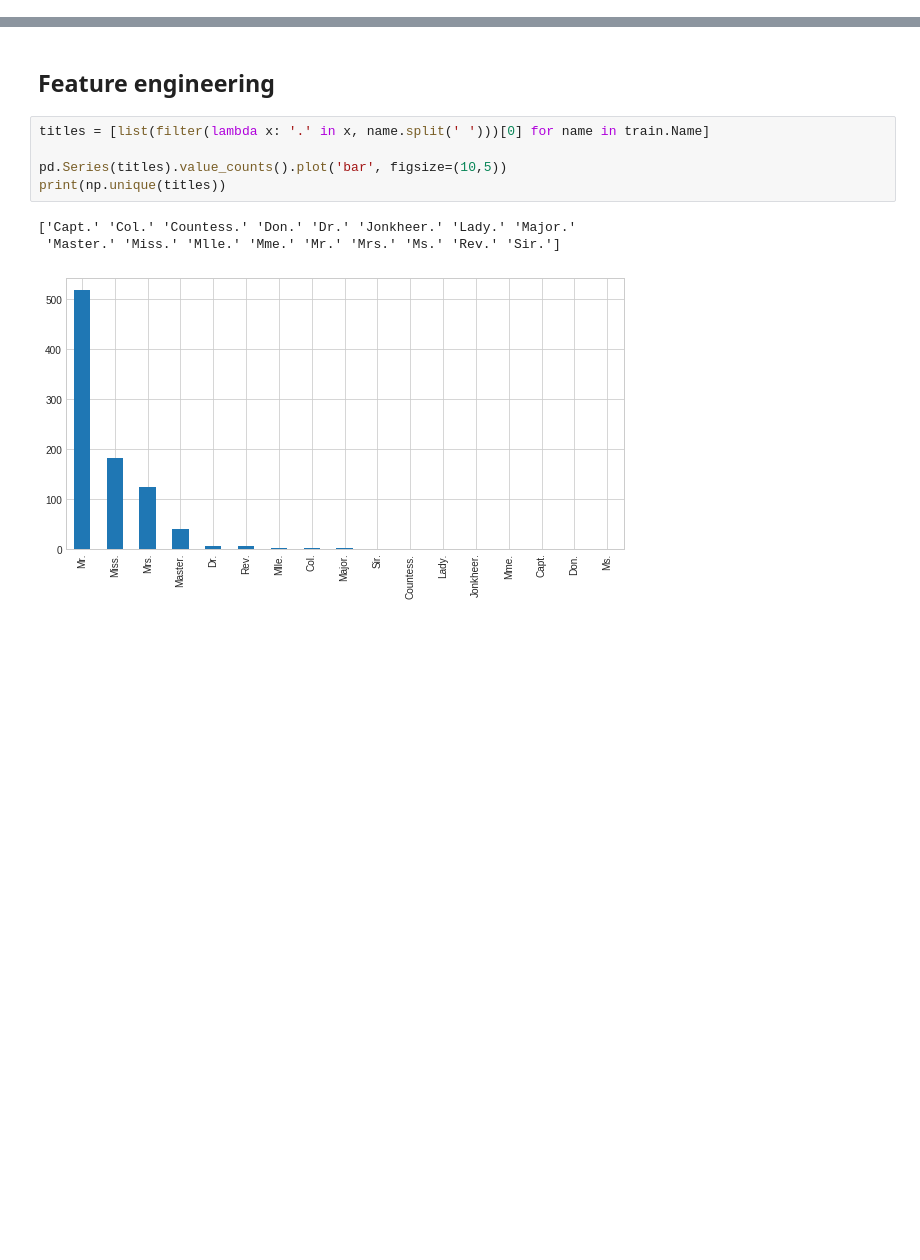
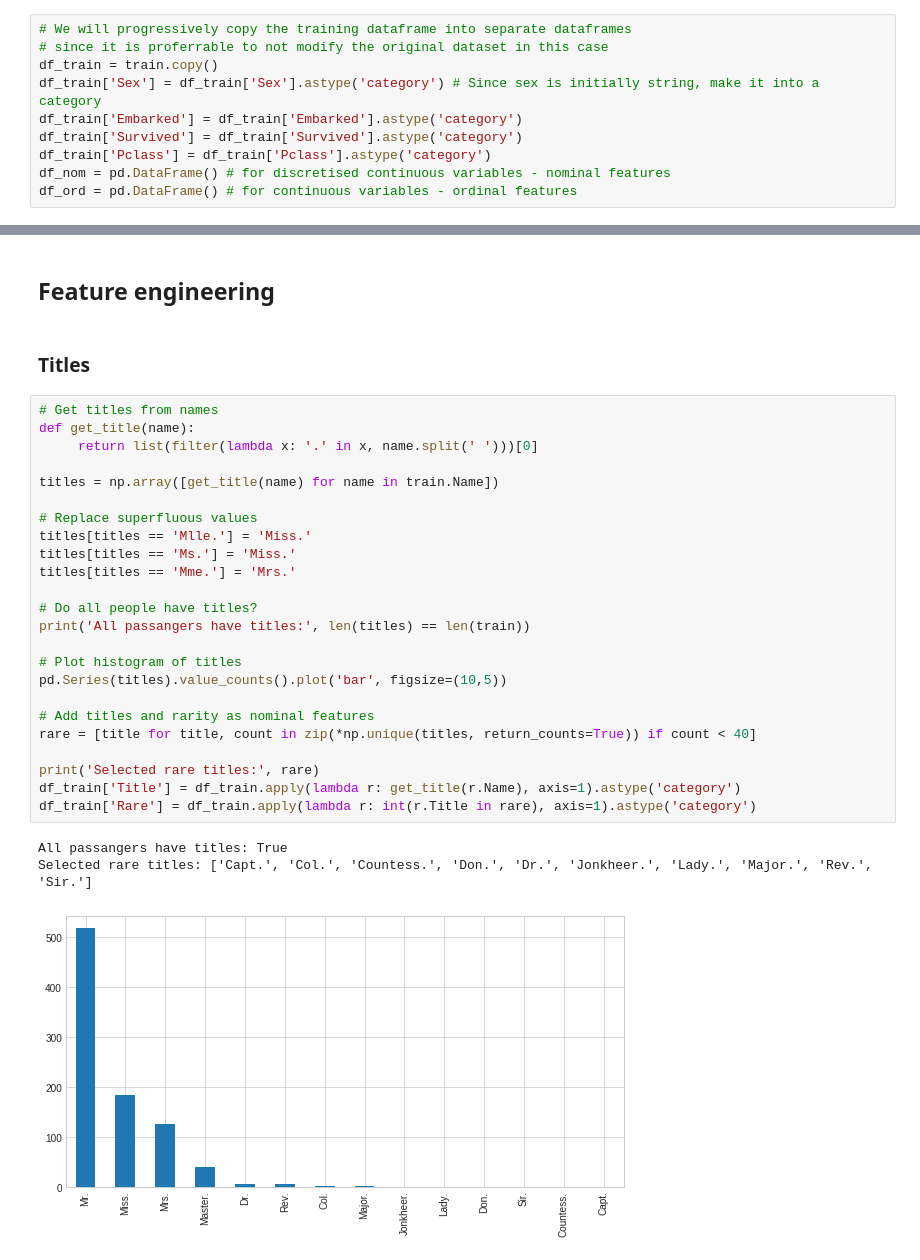
Before and after one commit to mirgee/data_projects, a Jupyter notebook: titanic/titanic.ipynb, the cells around one changed output, grey strips where cells are left out. Cells and saved outputs as stored; diff of their text form; blank space fills up the shorter version.

```diff
--- a/titanic/titanic.ipynb
+++ b/titanic/titanic.ipynb
@@ -85,3 +98,13 @@ train.describe()
+# %%
+# We will progressively copy the training dataframe into separate dataframes
+# since it is proferrable to not modify the original dataset in this case
+df_train = train.copy()
+df_train['Sex'] = df_train['Sex'].astype('category') # Since sex is initially string, make it into a category
+df_train['Embarked'] = df_train['Embarked'].astype('category')
+df_train['Survived'] = df_train['Survived'].astype('category')
+df_train['Pclass'] = df_train['Pclass'].astype('category')
+df_nom = pd.DataFrame() # for discretised continuous variables - nominal features
+df_ord = pd.DataFrame() # for continuous variables - ordinal features
 # %% [markdown]
 ## Missing values
 # %%
@@ -114,11 +149,32 @@ Decisions:
 # %% [markdown]
 ## Feature engineering
-# %%
-titles = [list(filter(lambda x: '.' in x, name.split(' ')))[0] for name in train.Name]
-
-pd.Series(titles).value_counts().plot('bar', figsize=(10,5))
-print(np.unique(titles))
-# %% [output]
-['Capt.' 'Col.' 'Countess.' 'Don.' 'Dr.' 'Jonkheer.' 'Lady.' 'Major.'
- 'Master.' 'Miss.' 'Mlle.' 'Mme.' 'Mr.' 'Mrs.' 'Ms.' 'Rev.' 'Sir.']
-[figure, removed]
+# %% [markdown]
+### Titles
+# %%
+# Get titles from names
+def get_title(name):
+     return list(filter(lambda x: '.' in x, name.split(' ')))[0]
+
+titles = np.array([get_title(name) for name in train.Name])
+
+# Replace superfluous values
+titles[titles == 'Mlle.'] = 'Miss.'
+titles[titles == 'Ms.'] = 'Miss.'
+titles[titles == 'Mme.'] = 'Mrs.'
+
+# Do all people have titles?
+print('All passangers have titles:', len(titles) == len(train))
+
+# Plot histogram of titles
+pd.Series(titles).value_counts().plot('bar', figsize=(10,5))
+
+# Add titles and rarity as nominal features
+rare = [title for title, count in zip(*np.unique(titles, return_counts=True)) if count < 40]
+
+print('Selected rare titles:', rare)
+df_train['Title'] = df_train.apply(lambda r: get_title(r.Name), axis=1).astype('category')
+df_train['Rare'] = df_train.apply(lambda r: int(r.Title in rare), axis=1).astype('category')
+# %% [output]
+All passangers have titles: True
+Selected rare titles: ['Capt.', 'Col.', 'Countess.', 'Don.', 'Dr.', 'Jonkheer.', 'Lady.', 'Major.', 'Rev.', 'Sir.']
+[figure, added]
```
Also changed, not shown: parts of 32 cells of this notebook.
